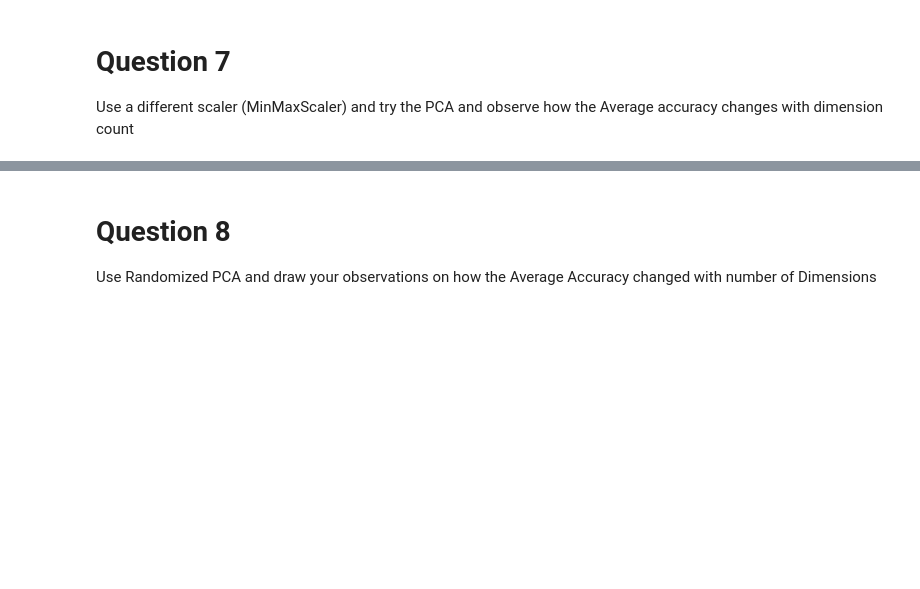
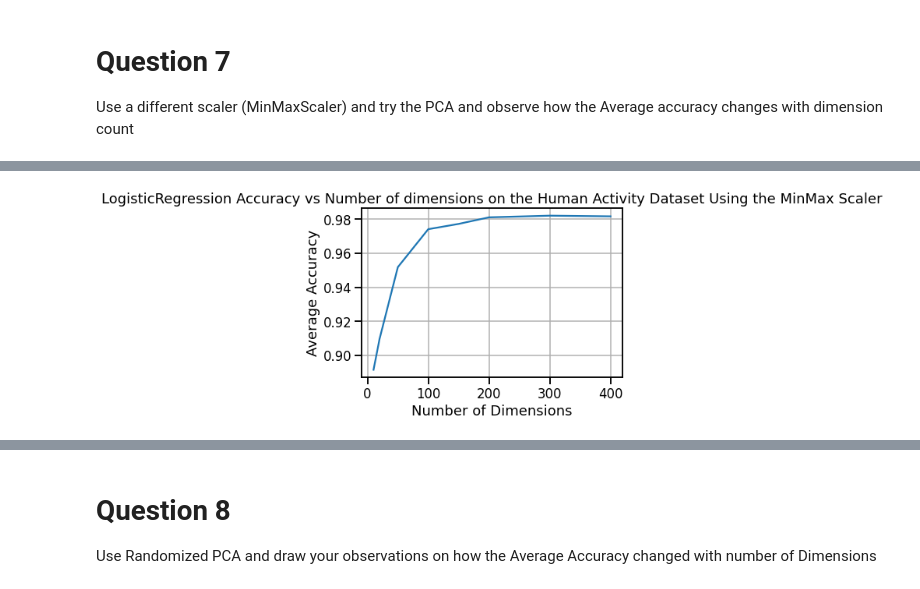
Before and after one commit to isaquefms/eng_comp_lab_ic, a Jupyter notebook: atv_8/Dimensionality_Reduction_Exercises.ipynb, the cells around one changed output, grey strips where cells are left out. Saved outputs shown, nothing was run; the diff lists cells and outputs as text; code cells hidden in the pictures; blank space fills up the shorter version.

```diff
--- a/atv_8/Dimensionality_Reduction_Exercises.ipynb
+++ b/atv_8/Dimensionality_Reduction_Exercises.ipynb
@@ -322,0 +402,34 @@ from sklearn.metrics import accuracy_score
+# %%
+from sklearn.pipeline import Pipeline
+from sklearn.preprocessing import MinMaxScaler
+from sklearn.model_selection import StratifiedShuffleSplit
+from sklearn.linear_model import LogisticRegression
+from sklearn.metrics import accuracy_score
+from sklearn.decomposition import PCA
+#from sklearn.decomposition import RandomizedPCA
+
+X = data2.drop('Activity', axis=1)
+y = data2.Activity
+sss = StratifiedShuffleSplit(n_splits=5, random_state=42)
+# sss = StratifiedShuffleSplit(y,3,test_size=0.5, random_state=42)
+
+def get_avg_score(n):
+    pipe = [
+        ('scaler', MinMaxScaler()),
+        ('pca', PCA(n_components=n)),
+        ('estimator', LogisticRegression())
+    ]
+    pipe = Pipeline(pipe)
+    scores = []
+    for train_index, test_index in sss.split(X, y):
+#     for train_index, test_index in sss:
+        X_train, X_test = X.loc[train_index], X.loc[test_index]
+        y_train, y_test = y.loc[train_index], y.loc[test_index]
+        pipe.fit(X_train, y_train)
+        scores.append(accuracy_score(y_test, pipe.predict(X_test)))
+    return np.mean(scores)
+
+
+ns = [10, 20, 50, 100, 150, 200, 300, 400]
+#ns = [5, 10, 15, 20, 30]
+score_list = [get_avg_score(n) for n in ns]
@@ -322,0 +454,11 @@ from sklearn.metrics import accuracy_score
+# %%
+sns.set_context('talk')
+
+ax = plt.axes()
+ax.plot(ns, score_list)
+ax.set(xlabel='Number of Dimensions',
+       ylabel='Average Accuracy',
+       title='LogisticRegression Accuracy vs Number of dimensions on the Human Activity Dataset Using the MinMax Scaler')
+ax.grid(True)
+# %% [output]
+[figure, added]
```
Also changed, not shown: parts of 32 cells of this notebook, 5 other files.
